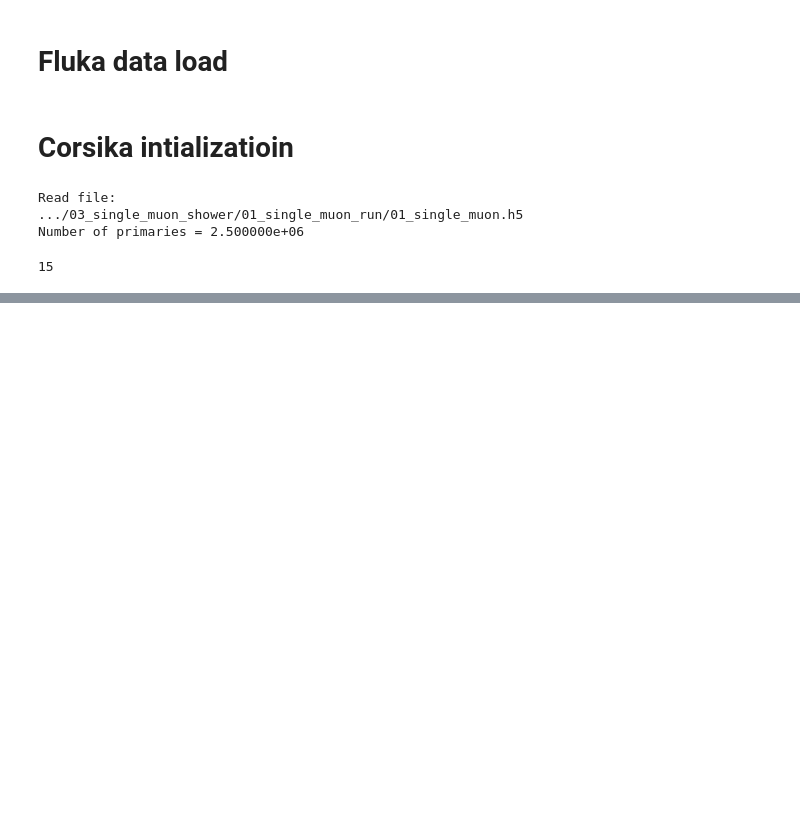
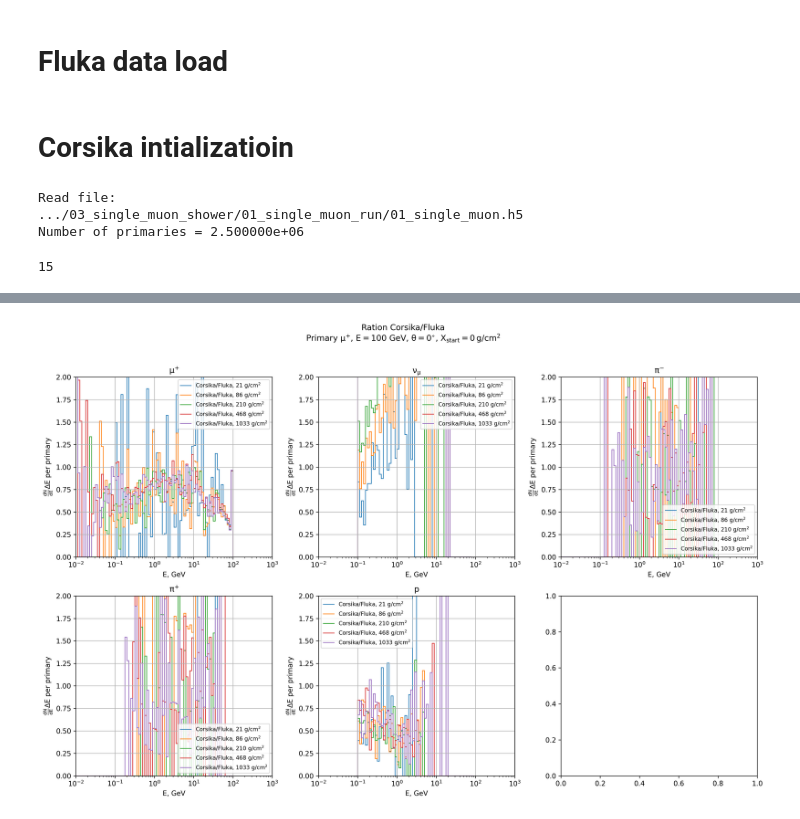
Before and after one commit to jncots/mceq_vs, a Jupyter notebook: scripts/01_fluka_vs_corsika/01_muon_shower/01_muon_shower.ipynb, the cells around one changed output, grey strips where cells are left out. Drawn from its saved outputs; the diff is of its cells as text; code cells hidden in the pictures; blank space fills up the shorter version.

```diff
--- a/scripts/01_fluka_vs_corsika/01_muon_shower/01_muon_shower.ipynb
+++ b/scripts/01_fluka_vs_corsika/01_muon_shower/01_muon_shower.ipynb
@@ -3871,0 +354,79 @@ plt.savefig(dir_for_figures/figure_name)
+# %%
+# Fluka vs Corsika ratio plots
+figure_name = "06_flukaMuon_ratio_100GeV.svg"
+line_colors = plt.rcParams['axes.prop_cycle'].by_key()['color']
+pdg_list = list(fluka_muon_shower.keys())
+ncols = 3
+nrows = math.ceil(len(pdg_list)/ncols)
+
+figure = plt.figure(figsize=(15, 10))
+grid_spec = figure.add_gridspec(nrows=nrows,
+                                ncols=ncols,
+                                width_ratios=[1, 1, 1],
+                                height_ratios=[1, 1])
+
+cors_fluka_label_map = {"mu" : -13,
+                        "numu" : 14,
+                        "pi-": -211,
+                        "pi+": 211,
+                        "p" : 2212
+                        }
+
+axis = []
+for irow in range(nrows):
+    axis_row = []
+    for icol in range(ncols):
+        axis_row.append(figure.add_subplot(grid_spec[irow, icol]))
+    axis.append(axis_row)
+
+
+ipdg = 0
+for irow in range(nrows):
+    for icol in range(ncols):
+        ax = axis[irow][icol]
+
+        try:
+            pdg0 = pdg_list[ipdg]
+        except:
+            continue
+
+
+        inv_order = len(fluka_muon_shower[pdg0])
+        for ixdepth, _ in enumerate(fluka_muon_shower[pdg0]):
+
+            hist0_cors = corsika_en_dists[cors_fluka_label_map[pdg0]][ixdepth]
+            dist_to_plot_cors = hist0_cors[0]/hist0_cors[4]
+
+
+            hist0 = fluka_muon_shower[pdg0][inv_order - ixdepth - 1]
+            dist_to_plot_fluka = hist0.val * (bins_to_plot[1:] - bins_to_plot[:-1])
+            bins_to_plot = hist0.en_bins
+            ax.stairs(dist_to_plot_cors/dist_to_plot_fluka, bins_to_plot,
+                        label = (f"Corsika/Fluka, {hist0.xdepth} " + r"$g/cm^2$"),
+                        color = line_colors[ixdepth],
+                        linestyle = "-")
+
+            plabel = hist0.particle_latex_name
+            ax.set_title(f"{plabel}")
+
+            ax.set_xscale("log")
+            ax.set_xlim(1e-2, 1e3)
+            ax.set_xlabel("E, GeV")
+
+            # ax.set_yscale("log")
+            ax.set_ylim(0, 2e0)
+            ax.set_ylabel(r"$\frac{dN}{dE}\Delta E$ per primary")
+            ax.legend(fontsize="8")
+            ax.grid()
+
+        ipdg += 1
+
+
+figure.suptitle(r"Ration Corsika/Fluka" + "\n" + r"Primary "  +
+            r"$\mu^{+}$, $E=100$ GeV, $\theta=0^{\circ}$, "
+            + r"$X_{start} = 0\,\mathrm{g/cm^2}$" + "\n\n")
+
+figure.tight_layout()
+plt.savefig(dir_for_figures/figure_name)
+# %% [output]
+[figure, added]
```
Also changed, not shown: parts of 77 cells of this notebook, 1 other file.
